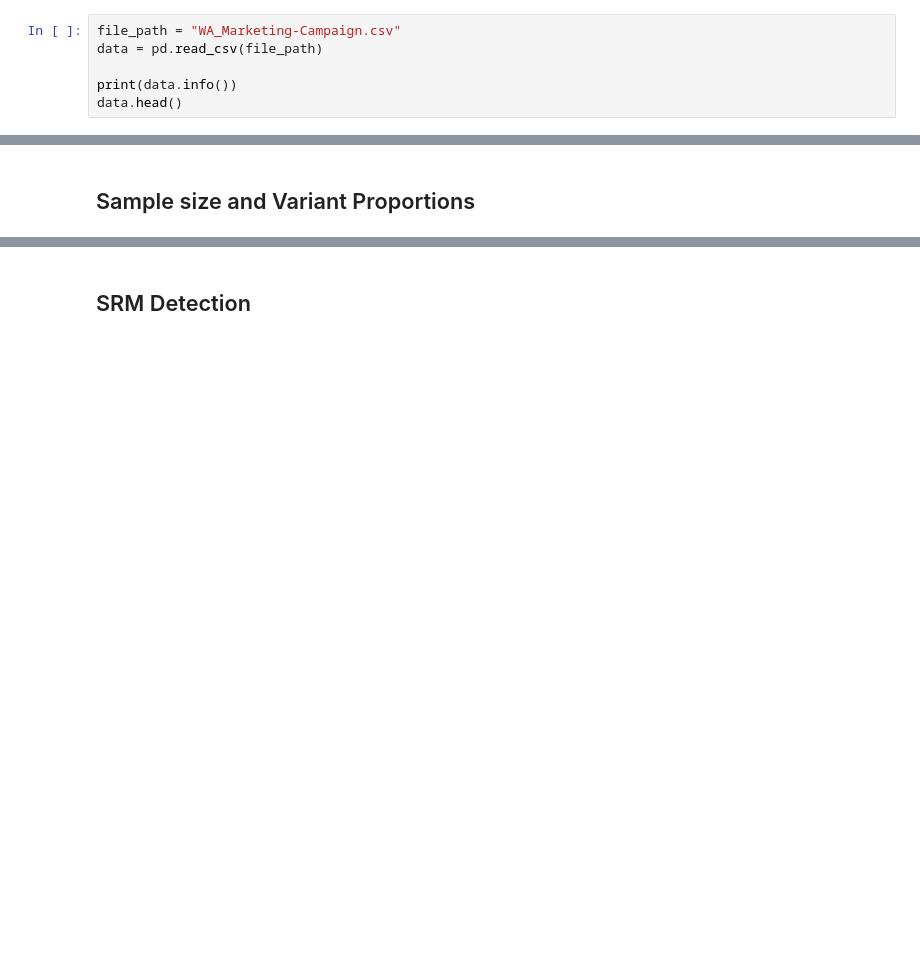
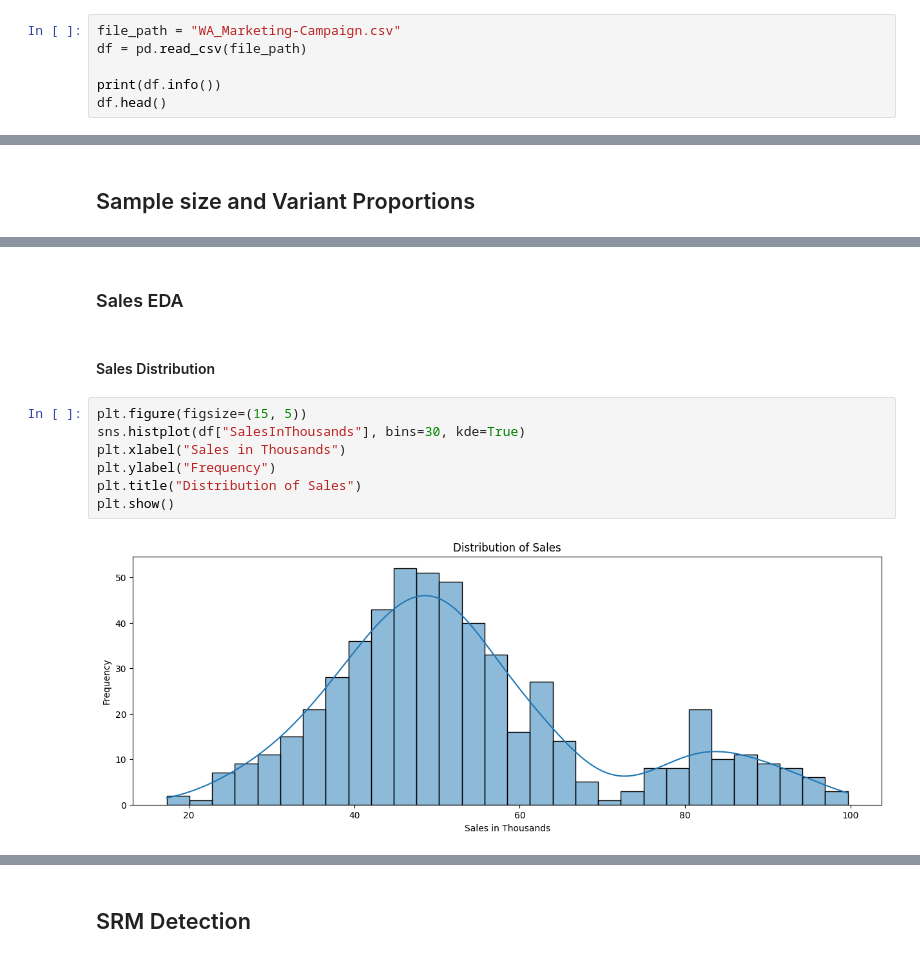
Before and after one commit to bondpapi/Fast-food-Marketing_AB_test, a Jupyter notebook: fastfood_AB_Test.ipynb, the cells around one changed output, grey strips where cells are left out. Drawn from its saved outputs; the diff is of its cells as text; blank space fills up the shorter version.

```diff
--- a/fastfood_AB_Test.ipynb
+++ b/fastfood_AB_Test.ipynb
@@ -46,10 +43,10 @@ from scipy.stats import chisquare
 ## Loading dataset
 # %%
 file_path = "WA_Marketing-Campaign.csv"
-data = pd.read_csv(file_path)
+df = pd.read_csv(file_path)
 
-print(data.info())
-data.head()
+print(df.info())
+df.head()
 # %% [output]
 <class 'pandas.core.frame.DataFrame'>
 RangeIndex: 548 entries, 0 to 547
@@ -97,0 +120,13 @@ Name: proportion, dtype: float64
+# %% [markdown]
+### Sales EDA
+# %% [markdown]
+#### Sales Distribution
+# %%
+plt.figure(figsize=(15, 5))
+sns.histplot(df["SalesInThousands"], bins=30, kde=True)
+plt.xlabel("Sales in Thousands")
+plt.ylabel("Frequency")
+plt.title("Distribution of Sales")
+plt.show()
+# %% [output]
+[figure, added]
```
Also changed, not shown: parts of 44 cells of this notebook.
